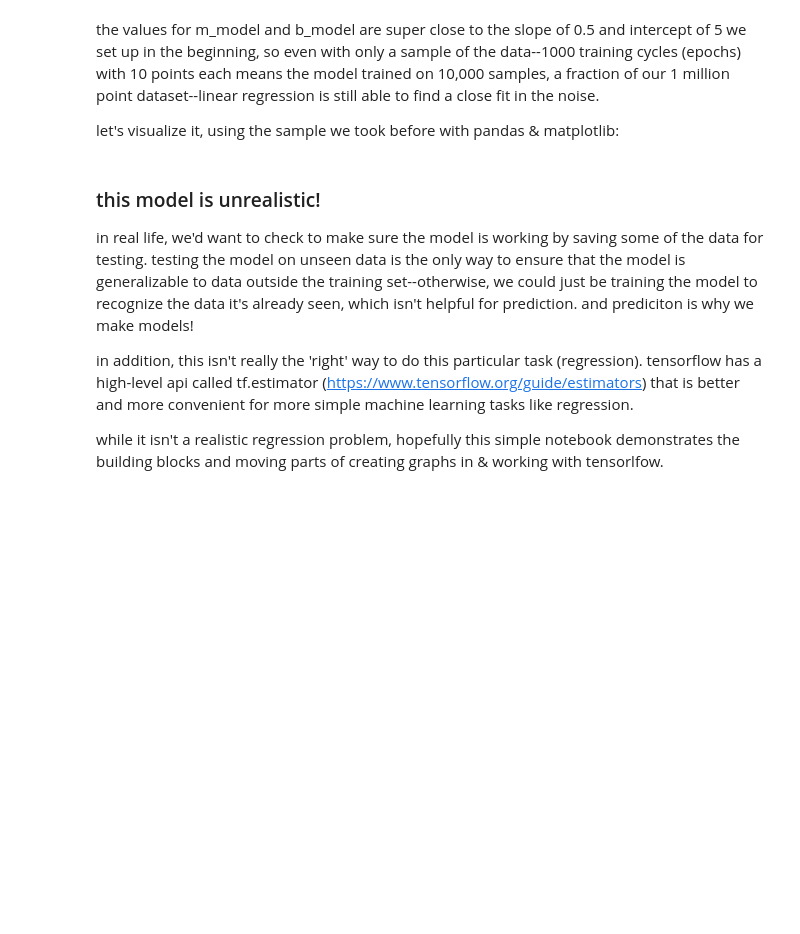
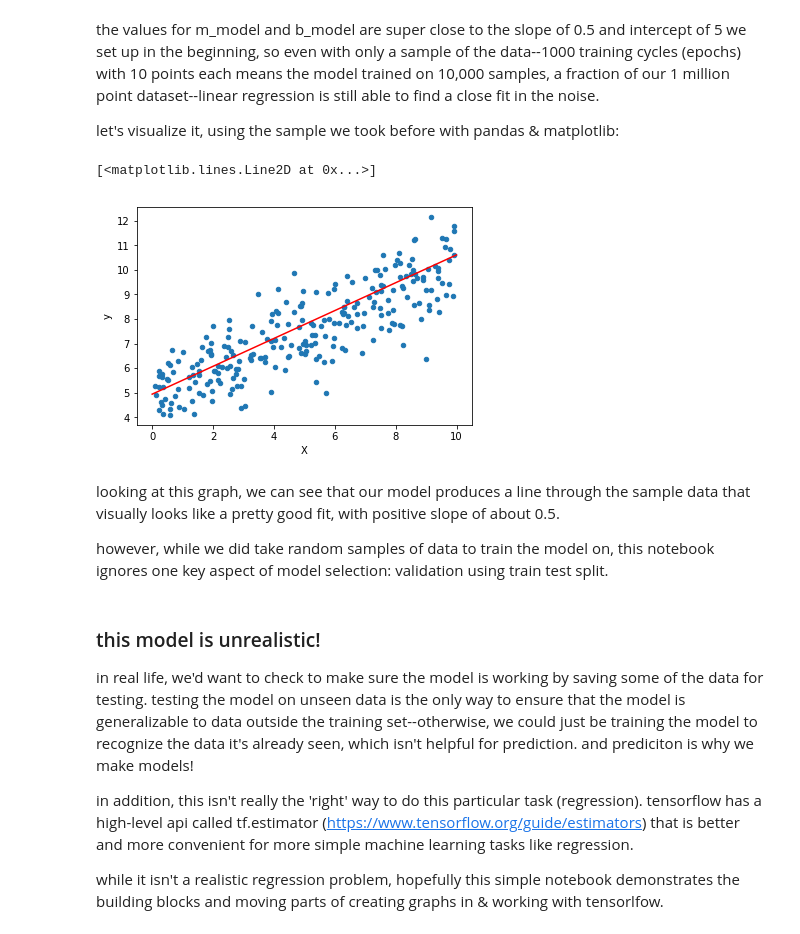
Before and after one commit to IndigenousEngineering/tensorflow-tastic, a Jupyter notebook: better_tensorflow_regression.ipynb, the cells around one changed output. Cells and saved outputs as stored; diff of their text form; code cells hidden in the pictures; blank space fills up the shorter version.

Commit message:
end visualization, train test split discussion

```diff
--- a/better_tensorflow_regression.ipynb
+++ b/better_tensorflow_regression.ipynb
@@ -268,3 +264,16 @@ y_hat = X_data * m_model + b_model
+# %%
+y_hat = m_model * X_data + b_model
+
+df_sample.plot(kind='scatter', x='X', y='y')
+
+plt.plot(X_data, y_hat, 'r')
+# %% [output]
+[<matplotlib.lines.Line2D at 0x...>]
+[figure, added]
+# %% [markdown]
+looking at this graph, we can see that our model produces a line through the sample data that visually looks like a pretty good fit, with positive slope of about 0.5.
+
+however, while we did take random samples of data to train the model on, this notebook ignores one key aspect of model selection: validation using train test split.
 # %% [markdown]
 ### this model is unrealistic!
 
```
Also changed, not shown: parts of 10 cells of this notebook.
